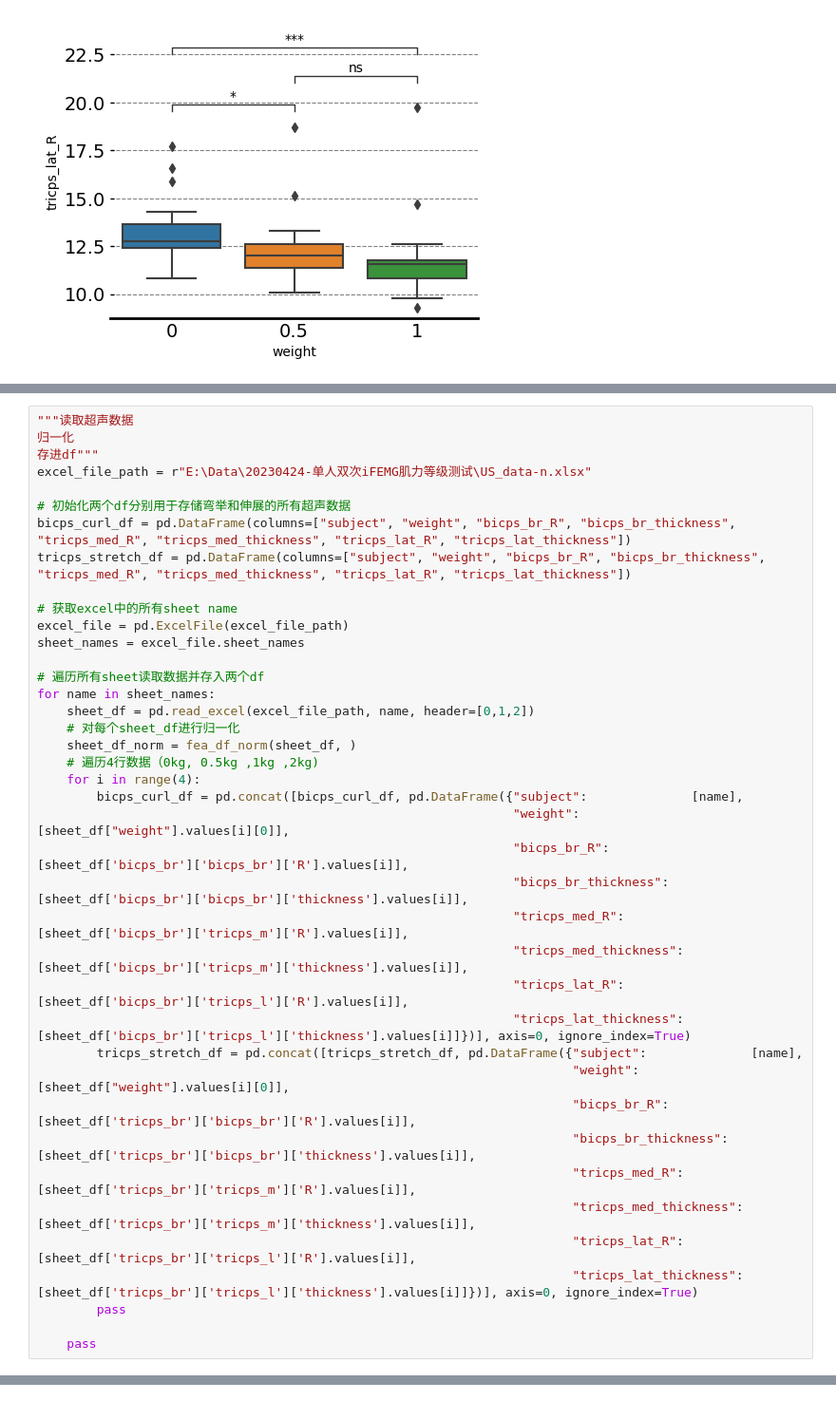
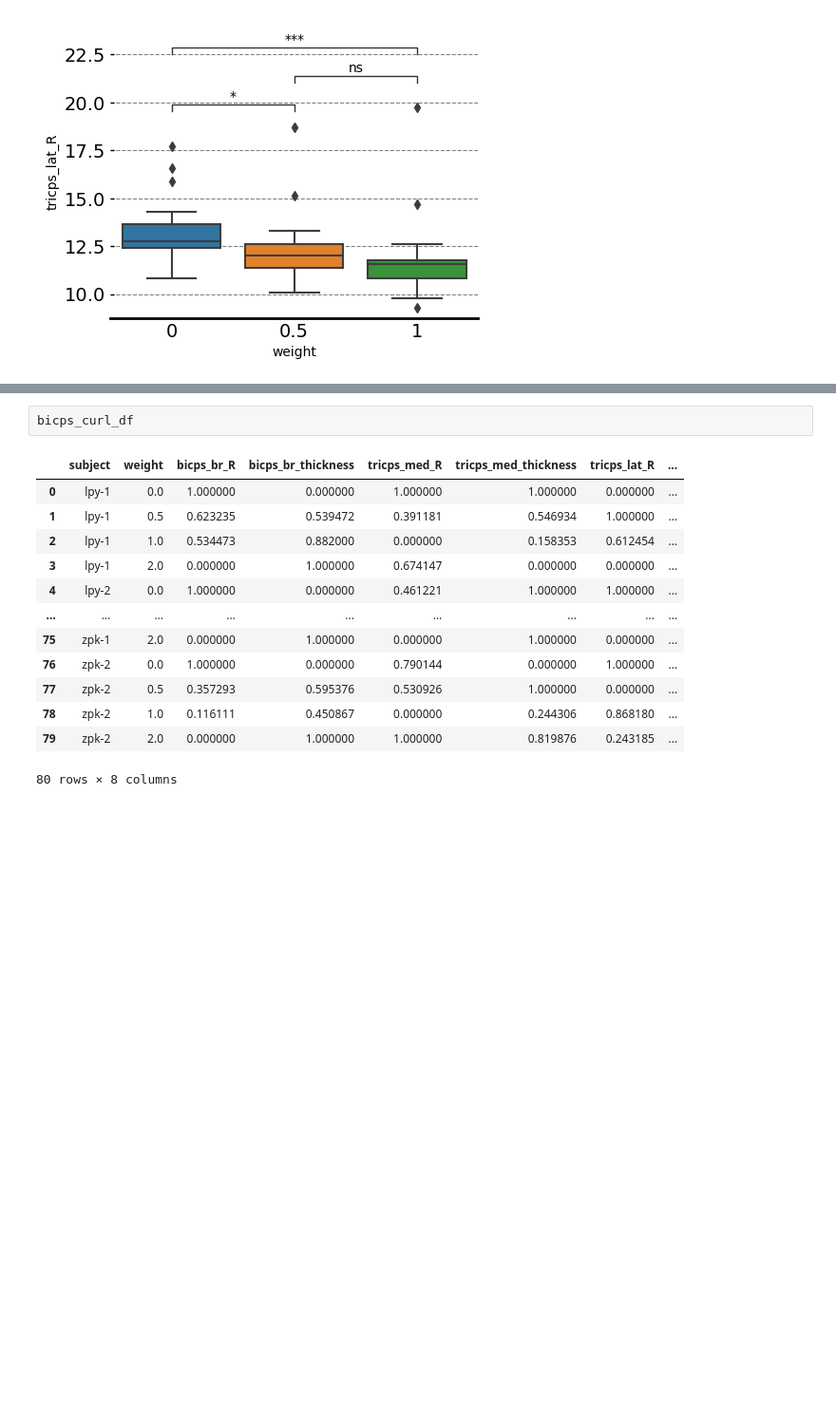
Before and after one commit to WynminMark/FMG-sEMG-processing, a Jupyter notebook: USdata_t_test.ipynb, the cells around one changed output, grey strips where cells are left out. Shown at 95% size. Drawn from its saved outputs; the diff is of its cells as text; blank space fills up the shorter version.

```diff
--- a/USdata_t_test.ipynb
+++ b/USdata_t_test.ipynb
@@ -123,40 +173,0 @@ p-value annotation legend:
-# %%
-"""读取超声数据
-归一化
-存进df"""
-excel_file_path = r"E:\Data\20230424-单人双次iFEMG肌力等级测试\US_data-n.xlsx"
-
-# 初始化两个df分别用于存储弯举和伸展的所有超声数据
-bicps_curl_df = pd.DataFrame(columns=["subject", "weight", "bicps_br_R", "bicps_br_thickness", "tricps_med_R", "tricps_med_thickness", "tricps_lat_R", "tricps_lat_thickness"])
-tricps_stretch_df = pd.DataFrame(columns=["subject", "weight", "bicps_br_R", "bicps_br_thickness", "tricps_med_R", "tricps_med_thickness", "tricps_lat_R", "tricps_lat_thickness"])
-
-# 获取excel中的所有sheet name
-excel_file = pd.ExcelFile(excel_file_path)
-sheet_names = excel_file.sheet_names
-
-# 遍历所有sheet读取数据并存入两个df
-for name in sheet_names:
-    sheet_df = pd.read_excel(excel_file_path, name, header=[0,1,2])
-    # 对每个sheet_df进行归一化
-    sheet_df_norm = fea_df_norm(sheet_df, )
-    # 遍历4行数据（0kg, 0.5kg ,1kg ,2kg)
-    for i in range(4):
-        bicps_curl_df = pd.concat([bicps_curl_df, pd.DataFrame({"subject":              [name],
-                                                                "weight":               [sheet_df["weight"].values[i][0]],
-                                                                "bicps_br_R":           [sheet_df['bicps_br']['bicps_br']['R'].values[i]],
-                                                                "bicps_br_thickness":   [sheet_df['bicps_br']['bicps_br']['thickness'].values[i]],
-                                                                "tricps_med_R":         [sheet_df['bicps_br']['tricps_m']['R'].values[i]],
-                                                                "tricps_med_thickness": [sheet_df['bicps_br']['tricps_m']['thickness'].values[i]],
-                                                                "tricps_lat_R":         [sheet_df['bicps_br']['tricps_l']['R'].values[i]],
-                                                                "tricps_lat_thickness": [sheet_df['bicps_br']['tricps_l']['thickness'].values[i]]})], axis=0, ignore_index=True)
-        tricps_stretch_df = pd.concat([tricps_stretch_df, pd.DataFrame({"subject":              [name],
-                                                                        "weight":               [sheet_df["weight"].values[i][0]],
-                                                                        "bicps_br_R":           [sheet_df['tricps_br']['bicps_br']['R'].values[i]],
-                                                                        "bicps_br_thickness":   [sheet_df['tricps_br']['bicps_br']['thickness'].values[i]],
-                                                                        "tricps_med_R":         [sheet_df['tricps_br']['tricps_m']['R'].values[i]],
-                                                                        "tricps_med_thickness": [sheet_df['tricps_br']['tricps_m']['thickness'].values[i]],
-                                                                        "tricps_lat_R":         [sheet_df['tricps_br']['tricps_l']['R'].values[i]],
-                                                                        "tricps_lat_thickness": [sheet_df['tricps_br']['tricps_l']['thickness'].values[i]]})], axis=0, ignore_index=True)
-        pass
-
-    pass
@@ -216,0 +193,16 @@ Name: (bicps_br, bicps_br, R), dtype: float64
+# %%
+bicps_curl_df
+# %% [output]
+|  | subject | weight | bicps_br_R | bicps_br_thickness | tricps_med_R | tricps_med_thickness | tricps_lat_R | ... |
+| 0 | lpy-1 | 0.0 | 1.000000 | 0.000000 | 1.000000 | 1.000000 | 0.000000 | ... |
+| 1 | lpy-1 | 0.5 | 0.623235 | 0.539472 | 0.391181 | 0.546934 | 1.000000 | ... |
+| 2 | lpy-1 | 1.0 | 0.534473 | 0.882000 | 0.000000 | 0.158353 | 0.612454 | ... |
+| 3 | lpy-1 | 2.0 | 0.000000 | 1.000000 | 0.674147 | 0.000000 | 0.000000 | ... |
+| 4 | lpy-2 | 0.0 | 1.000000 | 0.000000 | 0.461221 | 1.000000 | 1.000000 | ... |
+| ... | ... | ... | ... | ... | ... | ... | ... | ... |
+| 75 | zpk-1 | 2.0 | 0.000000 | 1.000000 | 0.000000 | 1.000000 | 0.000000 | ... |
+| 76 | zpk-2 | 0.0 | 1.000000 | 0.000000 | 0.790144 | 0.000000 | 1.000000 | ... |
+| 77 | zpk-2 | 0.5 | 0.357293 | 0.595376 | 0.530926 | 1.000000 | 0.000000 | ... |
+| 78 | zpk-2 | 1.0 | 0.116111 | 0.450867 | 0.000000 | 0.244306 | 0.868180 | ... |
+| 79 | zpk-2 | 2.0 | 0.000000 | 1.000000 | 1.000000 | 0.819876 | 0.243185 | ... |
+80 rows × 8 columns
```
Also changed, not shown: parts of 8 cells of this notebook, 1 other file.
